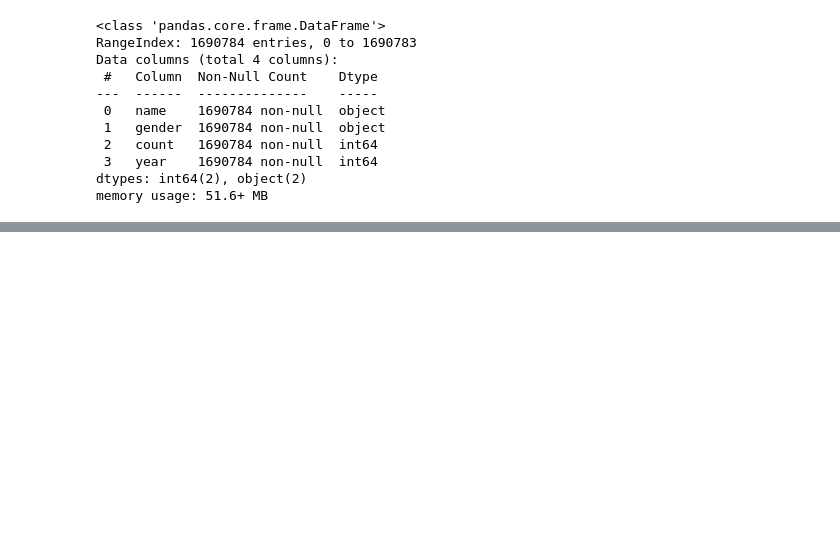
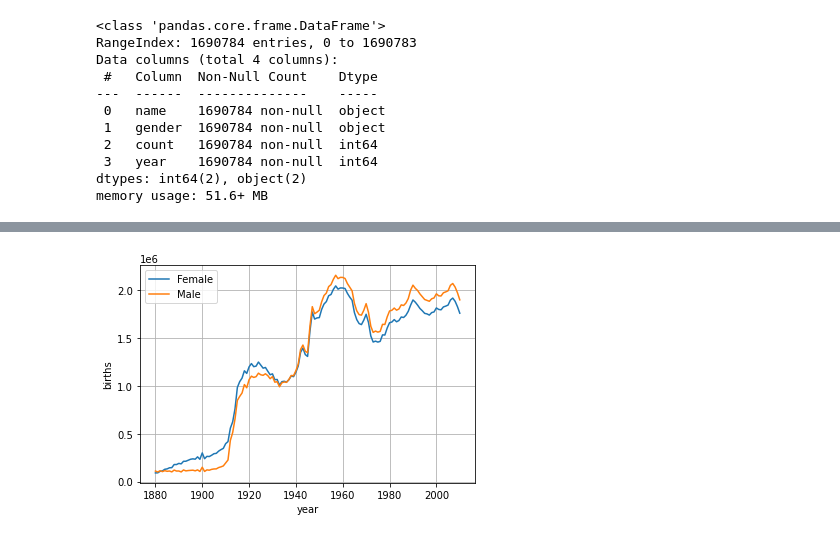
Before and after one commit to JakeOh/202103_itw_pyda_wkd, a Jupyter notebook: da10_babynames.ipynb, the cells around one changed output, grey strips where cells are left out. Saved outputs shown, nothing was run; the diff lists cells and outputs as text; code cells hidden in the pictures; blank space fills up the shorter version.

```diff
--- a/da10_babynames.ipynb
+++ b/da10_babynames.ipynb
@@ -120,0 +191,6 @@ memory usage: 51.6+ MB
+# %%
+result = yob_df.pivot_table(values='count',    # 집계함수를 적용할 변수
+                            index='year',      # 인덱스로 사용할 변수
+                            columns='gender',  # 컬럼으로 사용할 변수
+                            aggfunc='sum')     # 집계 함수
+result
@@ -120,0 +212,11 @@ memory usage: 51.6+ MB
+# %%
+plt.plot(result.index, result['F'], label='Female')
+plt.plot(result.index, result['M'], label='Male')
+
+plt.legend()
+plt.xlabel('year')
+plt.ylabel('births')
+plt.grid()
+plt.show()
+# %% [output]
+[figure, added]
```
Also changed, not shown: parts of 9 cells of this notebook.
